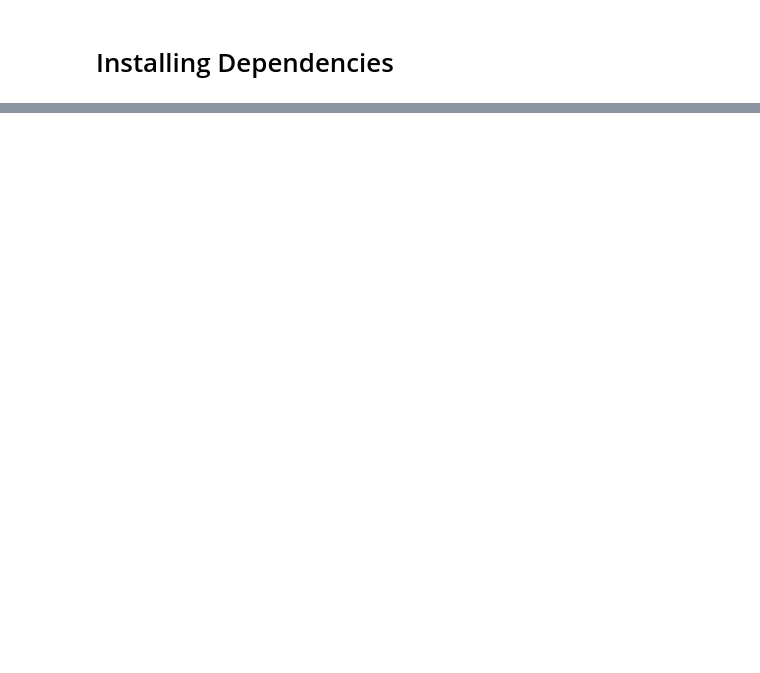
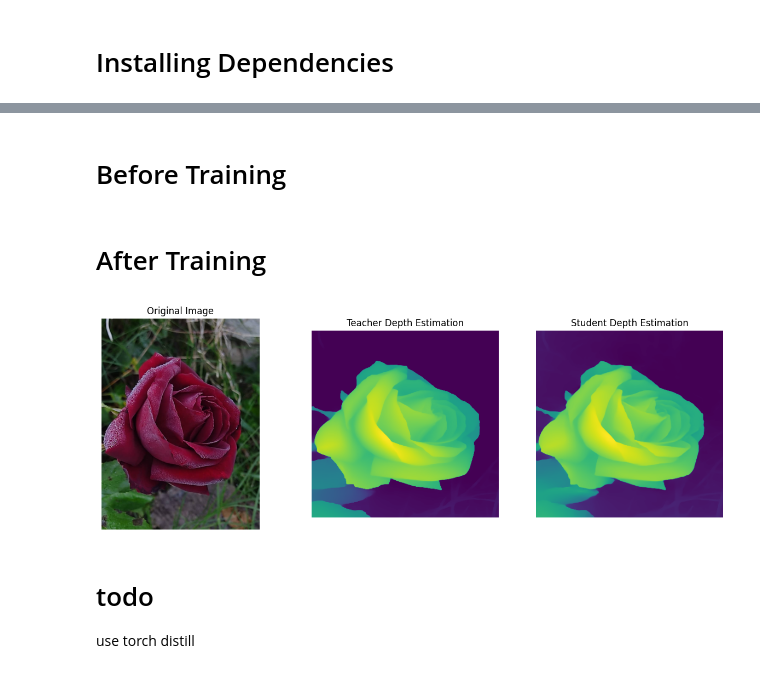
Before and after one commit to k3rnel-paN1c5/Delta, a Jupyter notebook: KnowledgeDistill.ipynb, the cells around one changed output, grey strips where cells are left out. Drawn from its saved outputs; the diff is of its cells as text; code cells hidden in the pictures; blank space fills up the shorter version.

```diff
--- a/KnowledgeDistill.ipynb
+++ b/KnowledgeDistill.ipynb
@@ -77,0 +128,4 @@ Tdepth
+# %%
+# Training loop
+teacher.eval()  # Teacher is frozen
+student.train()
@@ -77,0 +179,13 @@ Tdepth
+# %%
+# Set models to evaluation mode
+teacher.eval()
+student.eval()
+
+with torch.no_grad():
+    # Teacher prediction
+    teacher_depth = teacher(input_tensor).predicted_depth.squeeze().cpu().numpy()
+
+    # Student prediction
+    student_depth = student(input_tensor).predicted_depth.squeeze().cpu().numpy()
+# %% [markdown]
+# Before Training
@@ -77,0 +215,29 @@ Tdepth
+# %% [markdown]
+# After Training
+# %%
+plt.figure(figsize=(15, 5))
+
+# Original Image
+plt.subplot(1, 3, 1)
+plt.imshow(image)
+plt.title("Original Image")
+plt.axis("off")
+
+# Teacher Depth Map
+plt.subplot(1, 3, 2)
+plt.imshow(teacher_depth, cmap="viridis")
+plt.title("Teacher Depth Estimation")
+plt.axis("off")
+
+# Student Depth Map
+plt.subplot(1, 3, 3)
+plt.imshow(student_depth, cmap="viridis")
+plt.title("Student Depth Estimation")
+plt.axis("off")
+
+plt.show()
+# %% [output]
+[figure, added]
+# %% [markdown]
+# todo
+use torch distill
```
Also changed, not shown: parts of 16 cells of this notebook, 1 other file.
